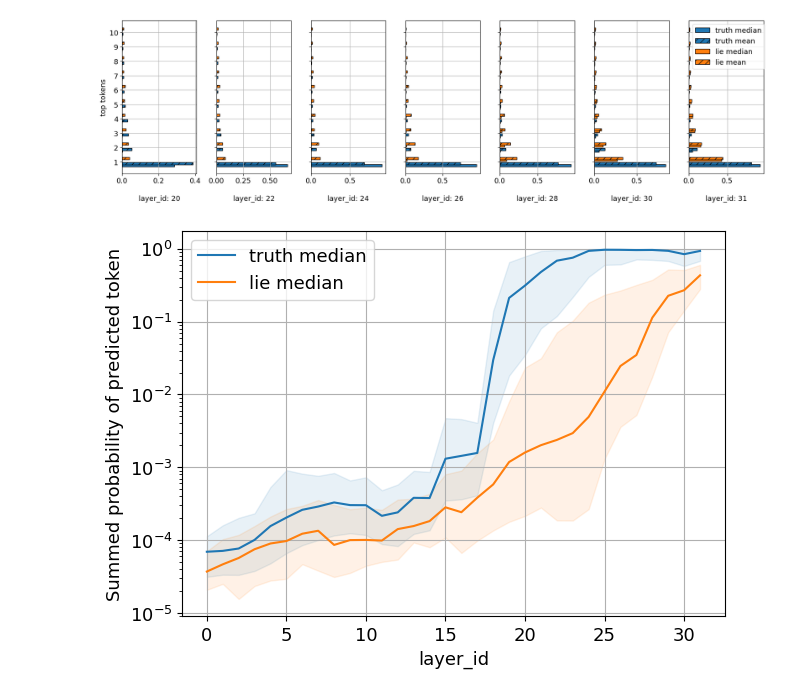
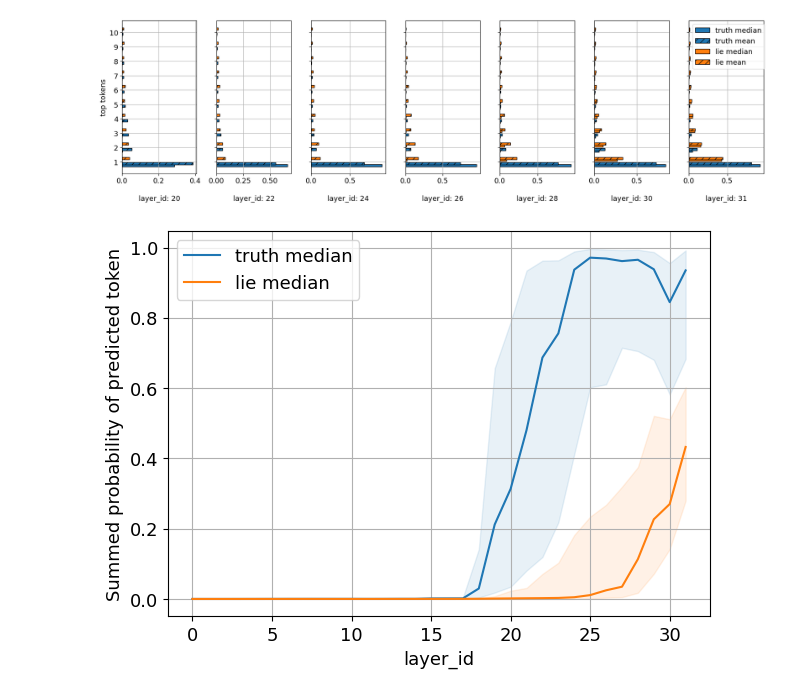
Before and after one commit to annahdo/info_theoretic_study_lying, a Jupyter notebook: demo.ipynb, the cells around one changed output. Saved outputs shown, nothing was run; the diff lists cells and outputs as text; code cells hidden in the pictures.

Commit message:
switched last plot to linear scale

```diff
--- a/demo.ipynb
+++ b/demo.ipynb
@@ -153,9 +153,9 @@ plot_h_bar(top_k_prob_truth, top_k_prob_lie, selected_layers)
 # %%
 # sum over all prob that match tokens that are considered
 top_k_matching_truth = find_matching_tokens(tokenizer, k, top_k_truth_tokens.indices)
 top_k_matching_lie = find_matching_tokens(tokenizer, k, top_k_lie_tokens.indices)
 prob_truth_sums = (top_k_prob_truth*torch.transpose(top_k_matching_truth, 0,1).unsqueeze(1)).sum(dim=0)
 prob_lie_sums = (top_k_prob_lie*torch.transpose(top_k_matching_lie, 0,1).unsqueeze(1)).sum(dim=0)
-plot_median_mean(prob_truth_sums, prob_lie_sums, y_label='Summed probability of predicted token')
+plot_median_mean(prob_truth_sums, prob_lie_sums, y_label='Summed probability of predicted token', scale='linear')
 # %% [output]
-[figure, old version]
+[figure, new version]
```
